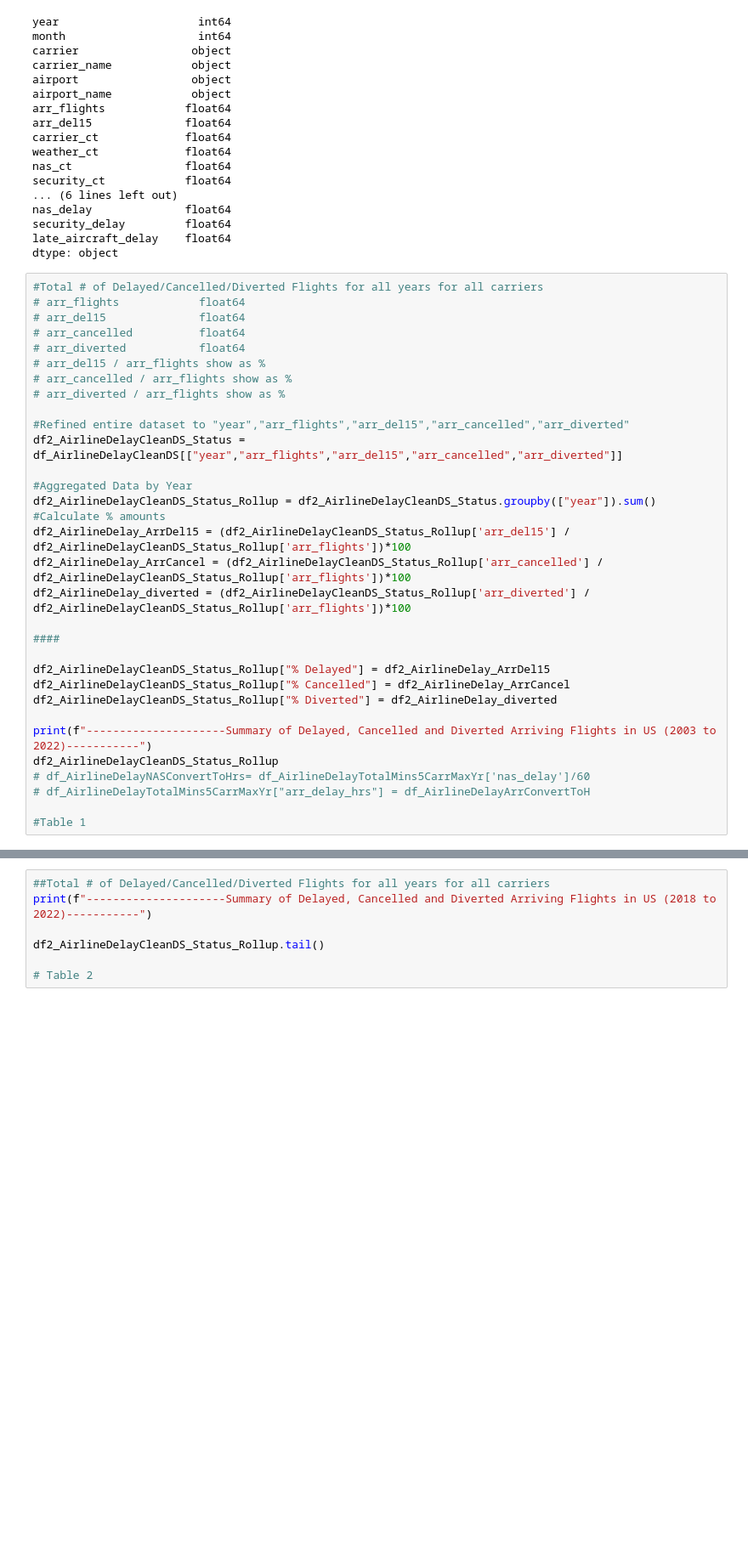
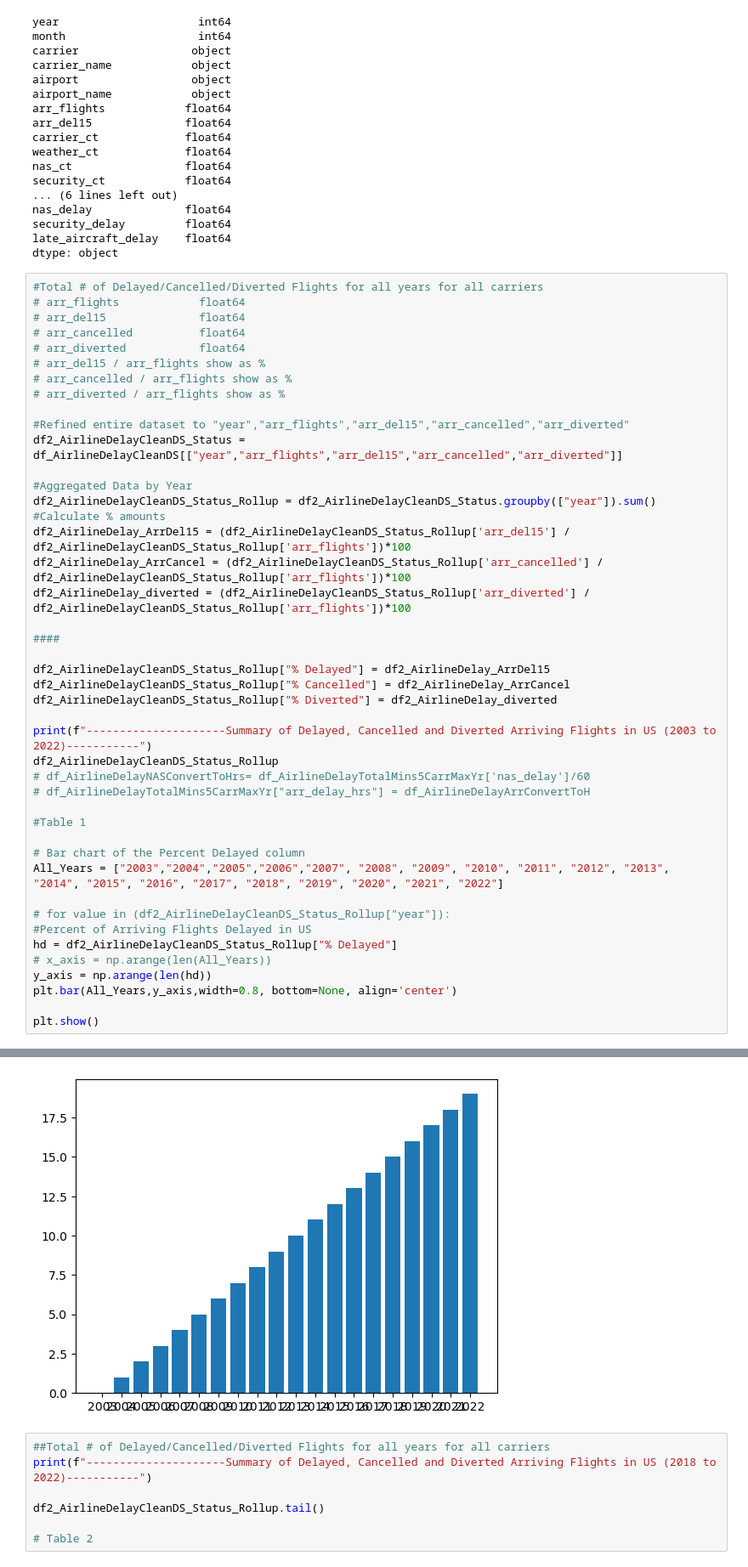
Before and after one commit to Tawn-Scotton/Team_3_Project_1, a Jupyter notebook: ProjectAirlineDelay.ipynb, the cells around one changed output, grey strips where cells are left out. Shown: that part at 85% size. Saved outputs shown, nothing was run; the diff lists cells and outputs as text; blank space fills up the shorter version.

Commit message:
beginning to plot

```diff
--- a/ProjectAirlineDelay.ipynb
+++ b/ProjectAirlineDelay.ipynb
@@ -109,5 +109,17 @@ df2_AirlineDelayCleanDS_Status_Rollup
 # df_AirlineDelayTotalMins5CarrMaxYr["arr_delay_hrs"] = df_AirlineDelayArrConvertToH
 
 #Table 1
+
+# Bar chart of the Percent Delayed column
+All_Years = ["2003","2004","2005","2006","2007", "2008", "2009", "2010", "2011", "2012", "2013", "2014", "2015", "2016", "2017", "2018", "2019", "2020", "2021", "2022"]
+
+# for value in (df2_AirlineDelayCleanDS_Status_Rollup["year"]):
+#Percent of Arriving Flights Delayed in US
+hd = df2_AirlineDelayCleanDS_Status_Rollup["% Delayed"]
+# x_axis = np.arange(len(All_Years))
+y_axis = np.arange(len(hd))
+plt.bar(All_Years,y_axis,width=0.8, bottom=None, align='center')
+
+plt.show()
 # %% [output]
 ---------------------Summary of Delayed, Cancelled and Diverted Arriving Flights in US (2003 to 2022)-----------
@@ -132,3 +126,4 @@ df2_AirlineDelayCleanDS_Status_Rollup
+[figure, added]
 # %%
 ##Total # of Delayed/Cancelled/Diverted Flights for all years for all carriers
 print(f"---------------------Summary of Delayed, Cancelled and Diverted Arriving Flights in US (2018 to 2022)-----------")
```
Also changed, not shown: parts of 27 cells of this notebook.
